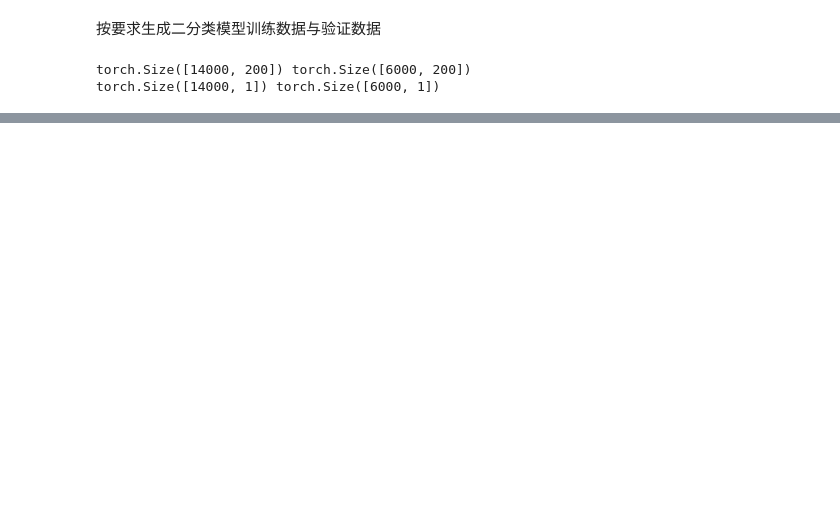
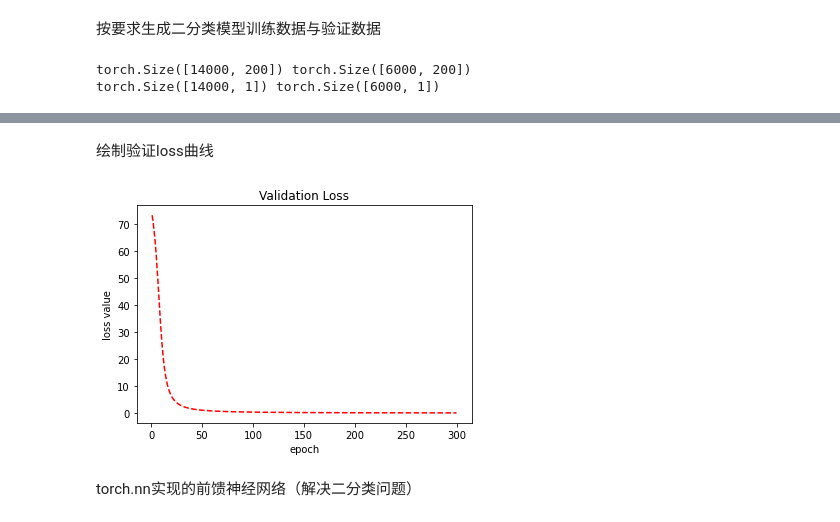
Before and after one commit to YihanHu-2022/DeepLearningHomeworks, a Jupyter notebook: homework2/twoclass.ipynb, the cells around one changed output, grey strips where cells are left out. Saved outputs shown, nothing was run; the diff lists cells and outputs as text; code cells hidden in the pictures; blank space fills up the shorter version.

```diff
--- a/homework2/twoclass.ipynb
+++ b/homework2/twoclass.ipynb
@@ -121,0 +148,15 @@ NameError: name 'epoch_num' is not defined
+# %% [markdown]
+绘制验证loss曲线
+# %%
+x = [i + 1 for i in range(len(test_loss_list))]
+y = test_loss_list
+l1 = plt.plot(x, y, 'r--', label='test_loss')
+
+plt.title('Validation Loss')
+plt.xlabel('epoch')
+plt.ylabel('loss value')
+plt.show()
+# %% [output]
+[figure, added]
+# %% [markdown]
+torch.nn实现的前馈神经网络（解决二分类问题）
```
Also changed, not shown: parts of 13 cells of this notebook, 4 other files.
